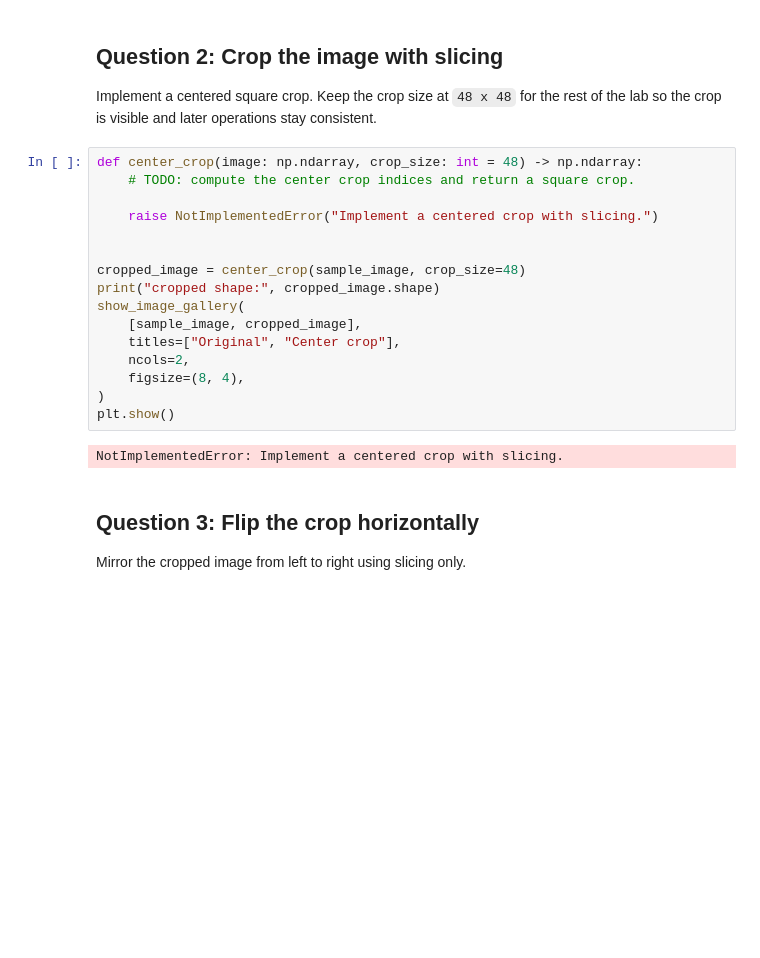
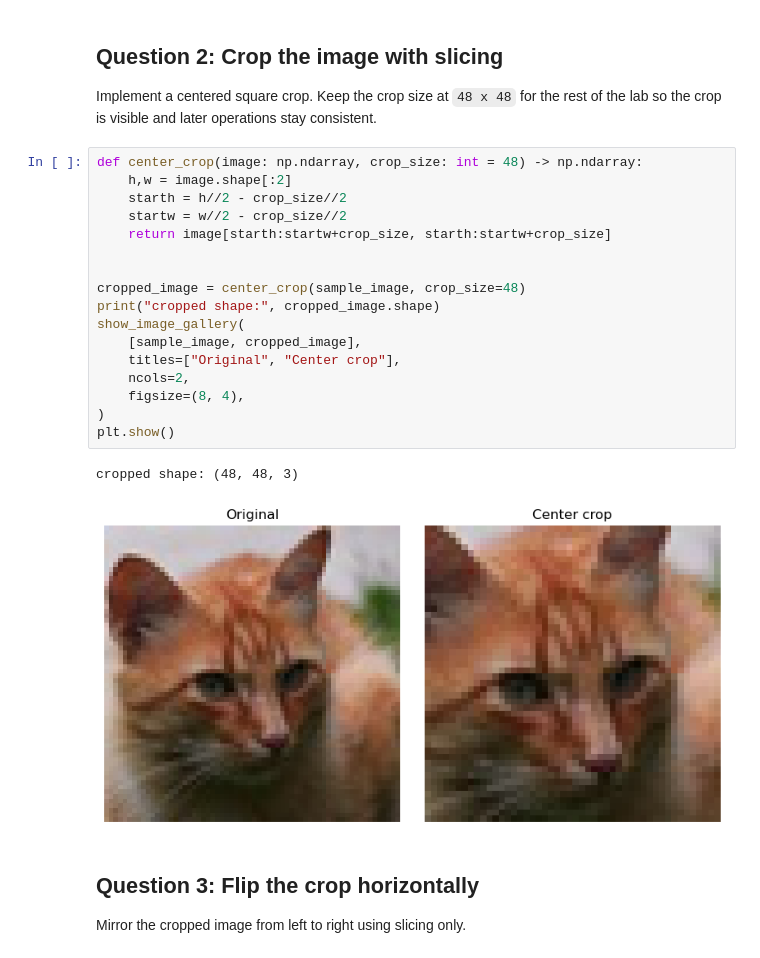
Before and after one commit to vgu-dsai-2026/lab-1-numpy-hoa-xinh, a Jupyter notebook: notebook.ipynb, the cells around one changed output. Drawn from its saved outputs; the diff is of its cells as text; blank space fills up the shorter version.

```diff
--- a/notebook.ipynb
+++ b/notebook.ipynb
@@ -173,22 +172,24 @@ min/max: 0 224
 Implement a centered square crop. Keep the crop size at `48 x 48` for the rest of the lab so the crop is visible and later operations stay consistent.
 # %%
 def center_crop(image: np.ndarray, crop_size: int = 48) -> np.ndarray:
-    # TODO: compute the center crop indices and return a square crop.
-
-    raise NotImplementedError("Implement a centered crop with slicing.")
+    h,w = image.shape[:2]
+    starth = h//2 - crop_size//2
+    startw = w//2 - crop_size//2
+    return image[starth:startw+crop_size, starth:startw+crop_size]
 
 
 cropped_image = center_crop(sample_image, crop_size=48)
 print("cropped shape:", cropped_image.shape)
 show_image_gallery(
     [sample_image, cropped_image],
     titles=["Original", "Center crop"],
     ncols=2,
     figsize=(8, 4),
 )
 plt.show()
 # %% [output]
-NotImplementedError: Implement a centered crop with slicing.
+cropped shape: (48, 48, 3)
+[figure, added]
 # %% [markdown]
 ## Question 3: Flip the crop horizontally
 
```
Also changed, not shown: parts of 10 cells of this notebook, 1 other file.
